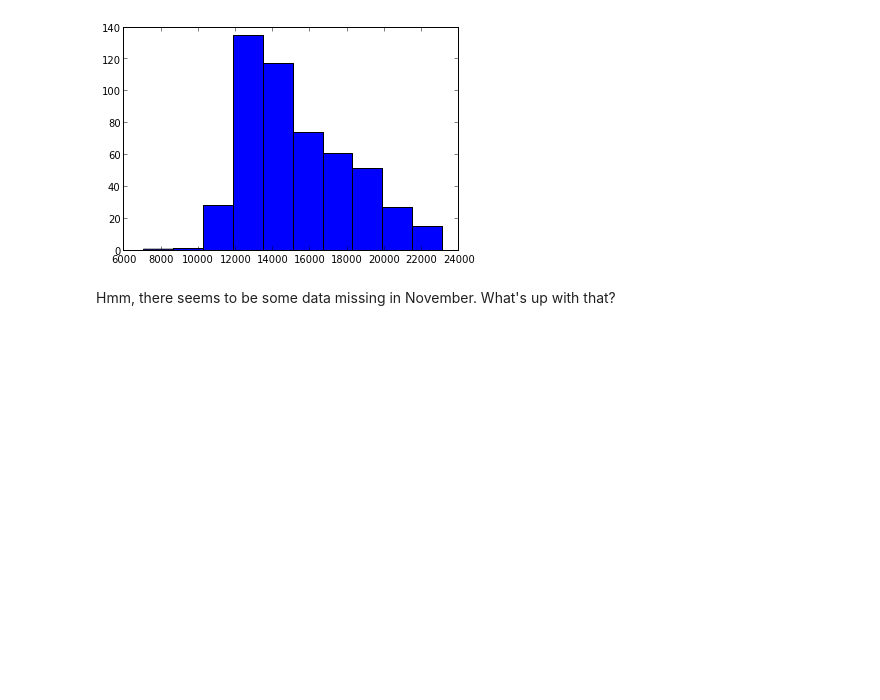
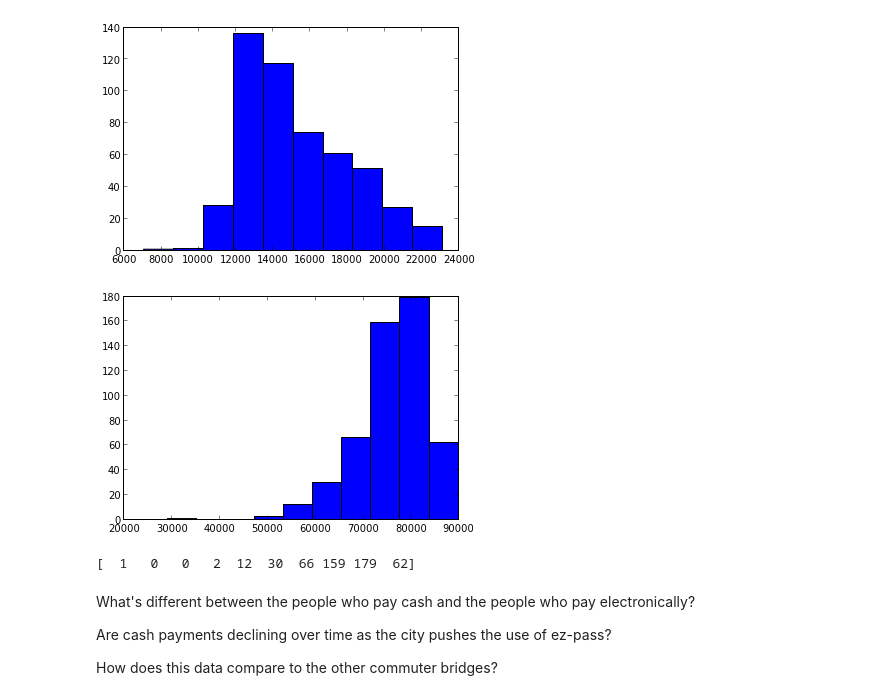
Before and after one commit to hmason/datastorytelling, a Jupyter notebook: Lesson0_bridges_and_tunnels/Bridges and Tunnels.ipynb, the cells around one changed output. Saved outputs shown, nothing was run; the diff lists cells and outputs as text; code cells hidden in the pictures; blank space fills up the shorter version.

```diff
--- a/Lesson0_bridges_and_tunnels/Bridges and Tunnels.ipynb
+++ b/Lesson0_bridges_and_tunnels/Bridges and Tunnels.ipynb
@@ -95,5 +103,17 @@ The matplotlib graphing api is [well documented](http://matplotlib.org/api/pyplo
 n, bins, patches = pyplot.hist(cash_payments)
 # %% [output]
 [figure]
-# %% [markdown]
-Hmm, there seems to be some data missing in November. What's up with that?
+# %%
+n, bins, patches = pyplot.hist(etc_payments)
+# %% [output]
+[figure, added]
+# %%
+print n
+# %% [output]
+[  1   0   0   2  12  30  66 159 179  62]
+# %% [markdown]
+What's different between the people who pay cash and the people who pay electronically?
+
+Are cash payments declining over time as the city pushes the use of ez-pass?
+
+How does this data compare to the other commuter bridges?
```
Also changed, not shown: parts of 7 cells of this notebook.
